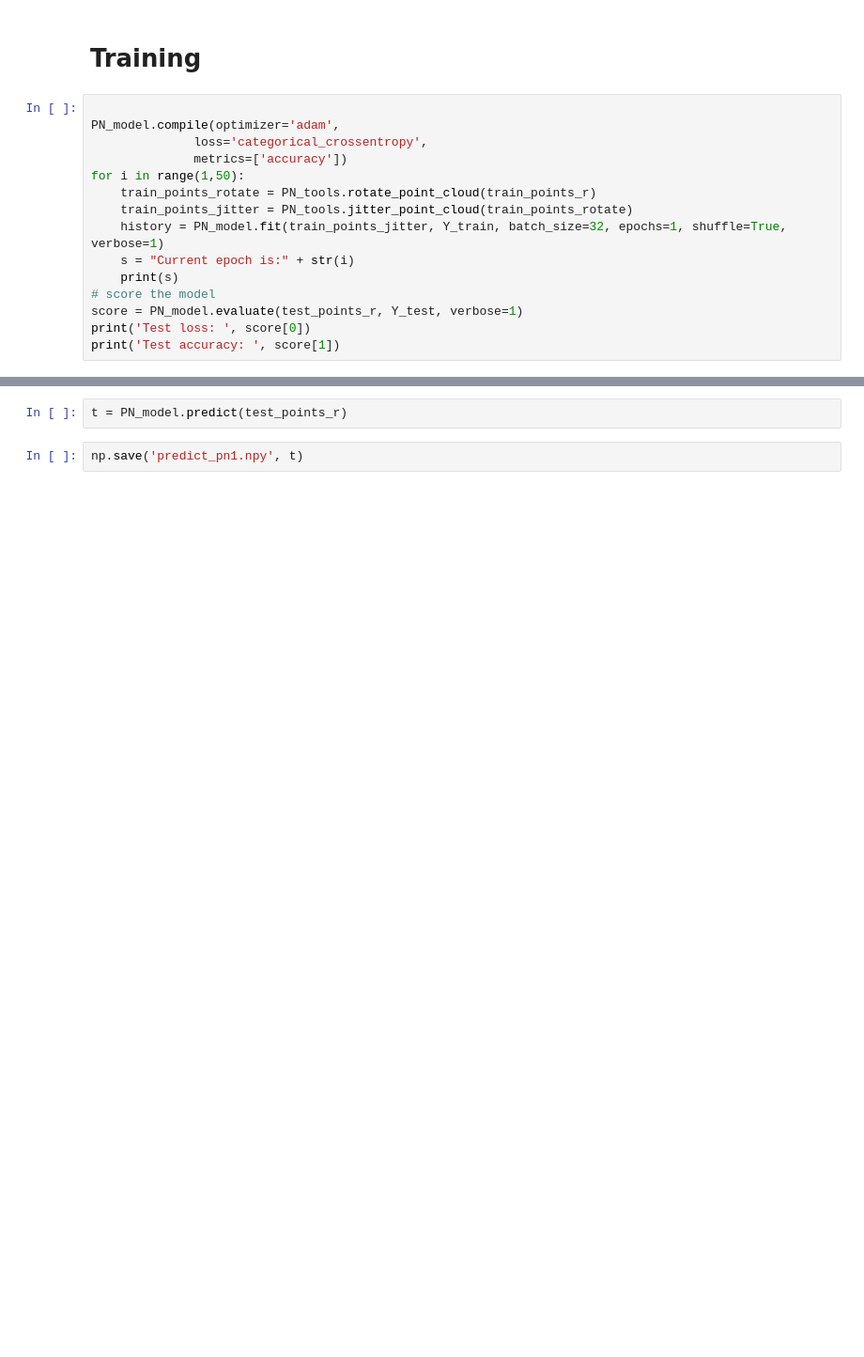
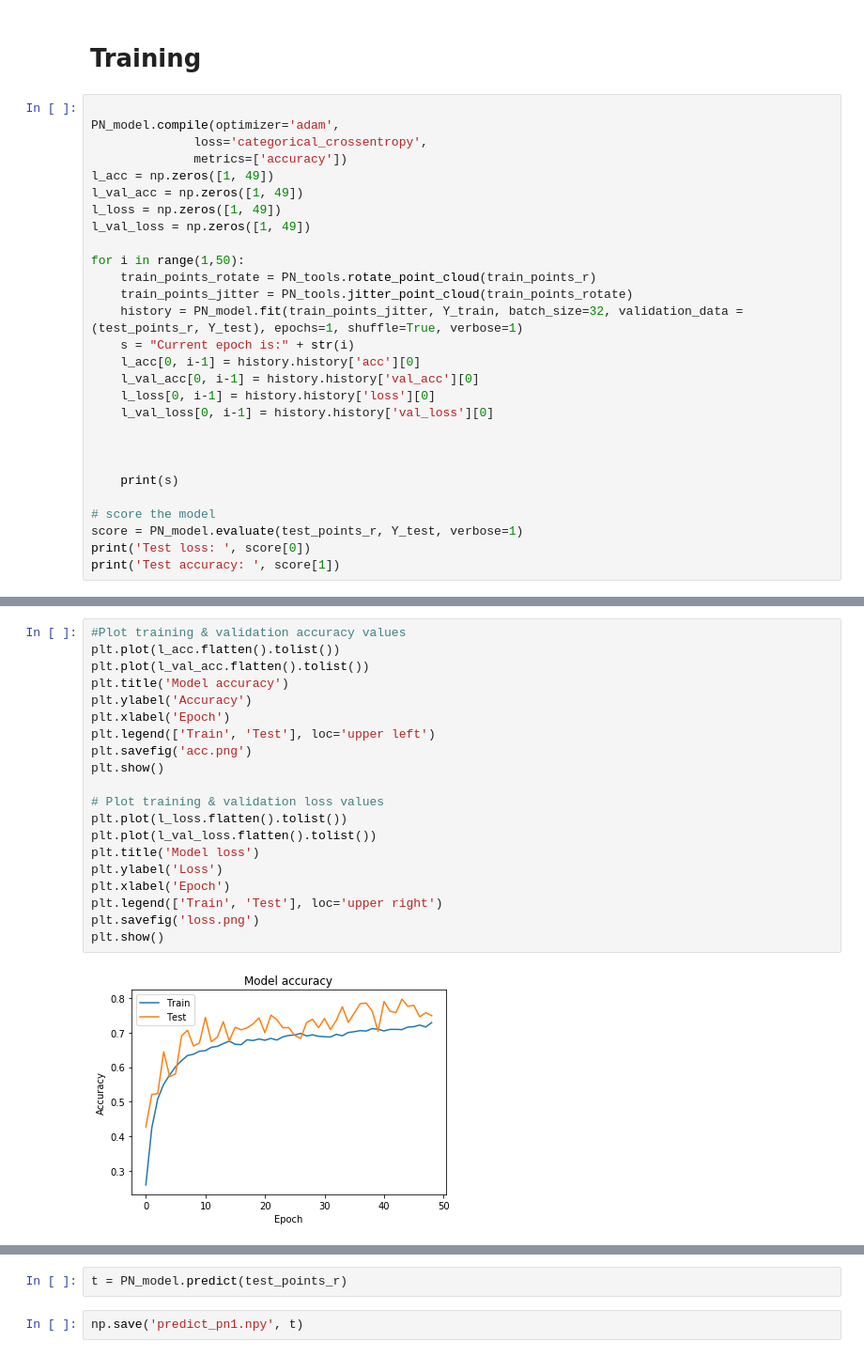
Before and after one commit to quocanh010/Group28_19SP_ECE228, a Jupyter notebook: main.ipynb, the cells around one changed output, grey strips where cells are left out. Shown: that part at 94% size. Cells and saved outputs as stored; diff of their text form; blank space fills up the shorter version.

Commit message:
Added training processt + plots

```diff
--- a/main.ipynb
+++ b/main.ipynb
@@ -99,12 +98,25 @@ None
 PN_model.compile(optimizer='adam',
               loss='categorical_crossentropy',
               metrics=['accuracy'])
+l_acc = np.zeros([1, 49])
+l_val_acc = np.zeros([1, 49])
+l_loss = np.zeros([1, 49])
+l_val_loss = np.zeros([1, 49])
+
 for i in range(1,50):
     train_points_rotate = PN_tools.rotate_point_cloud(train_points_r)
     train_points_jitter = PN_tools.jitter_point_cloud(train_points_rotate)
-    history = PN_model.fit(train_points_jitter, Y_train, batch_size=32, epochs=1, shuffle=True, verbose=1)
+    history = PN_model.fit(train_points_jitter, Y_train, batch_size=32, validation_data = (test_points_r, Y_test), epochs=1, shuffle=True, verbose=1)
     s = "Current epoch is:" + str(i)
+    l_acc[0, i-1] = history.history['acc'][0]
+    l_val_acc[0, i-1] = history.history['val_acc'][0]
+    l_loss[0, i-1] = history.history['loss'][0]
+    l_val_loss[0, i-1] = history.history['val_loss'][0]
+
+
+
     print(s)
+
 # score the model
 score = PN_model.evaluate(test_points_r, Y_test, verbose=1)
 print('Test loss: ', score[0])
@@ -116,0 +162,22 @@ Epoch 1/1
+# %%
+#Plot training & validation accuracy values
+plt.plot(l_acc.flatten().tolist())
+plt.plot(l_val_acc.flatten().tolist())
+plt.title('Model accuracy')
+plt.ylabel('Accuracy')
+plt.xlabel('Epoch')
+plt.legend(['Train', 'Test'], loc='upper left')
+plt.savefig('acc.png')
+plt.show()
+
+# Plot training & validation loss values
+plt.plot(l_loss.flatten().tolist())
+plt.plot(l_val_loss.flatten().tolist())
+plt.title('Model loss')
+plt.ylabel('Loss')
+plt.xlabel('Epoch')
+plt.legend(['Train', 'Test'], loc='upper right')
+plt.savefig('loss.png')
+plt.show()
+# %% [output]
+[figure, added]
```
Also changed, not shown: parts of 6 cells of this notebook.
